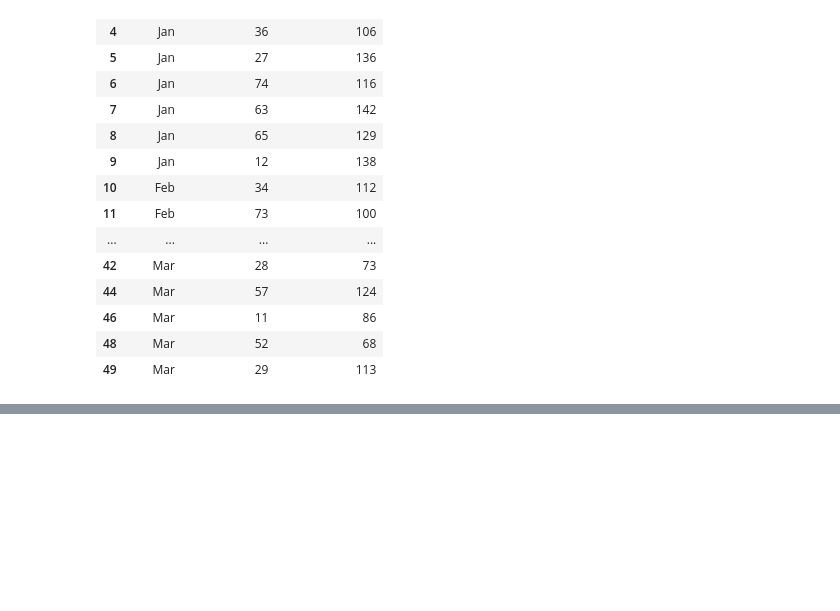
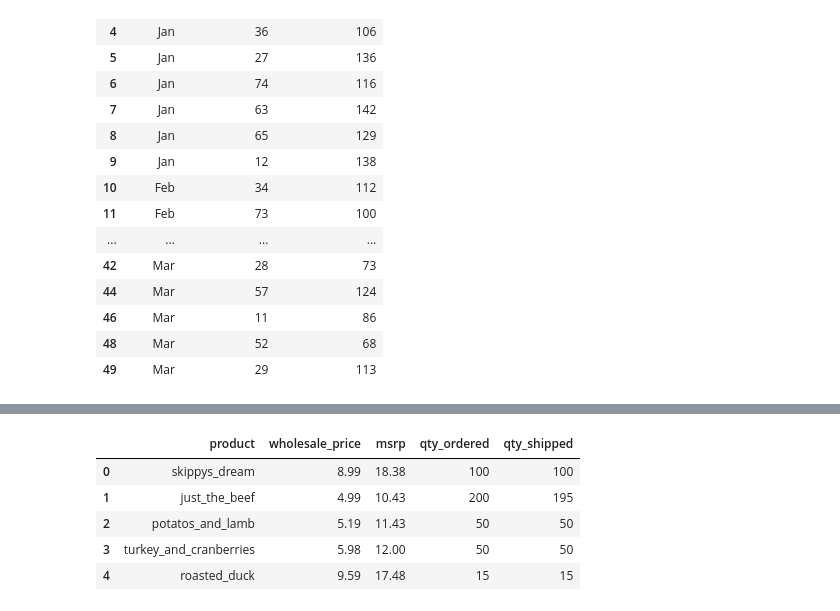
Before and after one commit to rajkonkret/PythonAnalizaDanychZus, a Jupyter notebook: day2/cwiczenie3.ipynb, the cells around one changed output, grey strips where cells are left out. Drawn from its saved outputs; the diff is of its cells as text; code cells hidden in the pictures; blank space fills up the shorter version.

```diff
--- a/day2/cwiczenie3.ipynb
+++ b/day2/cwiczenie3.ipynb
@@ -498,0 +497,11 @@ store_greater
+# %%
+dfo = pd.read_excel("data/dog_food_orders.xlsx", engine="openpyxl")
+# %%
+dfo
+# %% [output]
+|  | product | wholesale_price | msrp | qty_ordered | qty_shipped |
+| 0 | skippys_dream | 8.99 | 18.38 | 100 | 100 |
+| 1 | just_the_beef | 4.99 | 10.43 | 200 | 195 |
+| 2 | potatos_and_lamb | 5.19 | 11.43 | 50 | 50 |
+| 3 | turkey_and_cranberries | 5.98 | 12.00 | 50 | 50 |
+| 4 | roasted_duck | 9.59 | 17.48 | 15 | 15 |
```
Also changed, not shown: parts of 7 cells of this notebook, 3 other files.
